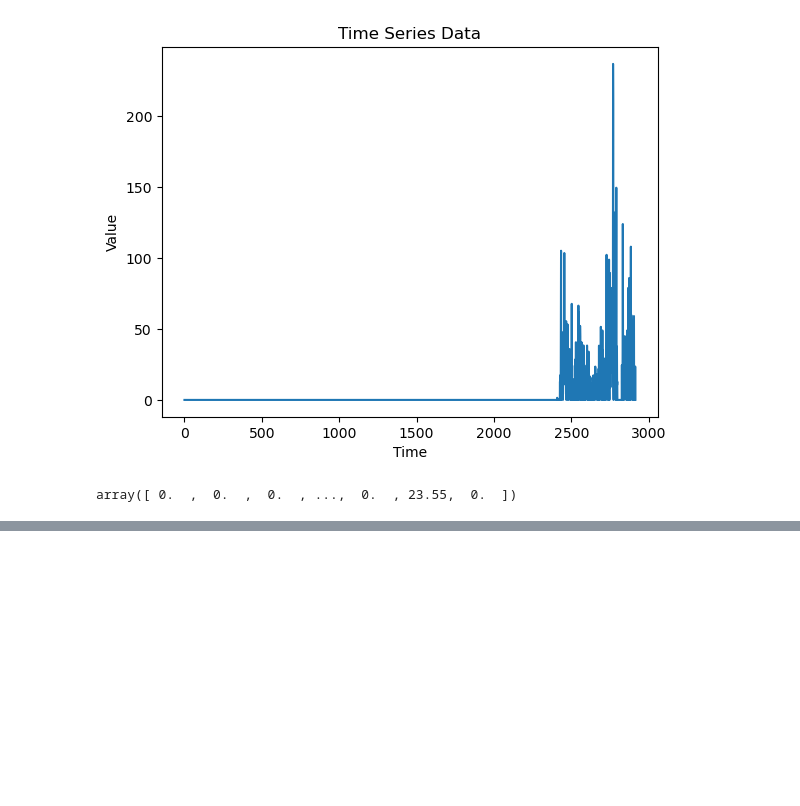
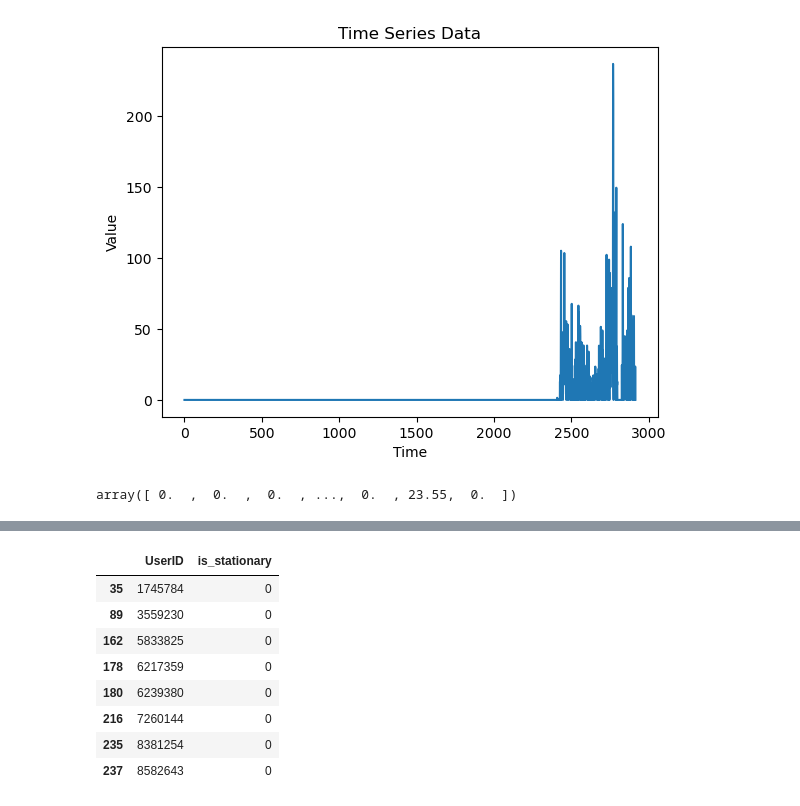
Before and after one commit to ramxbx/GamblingAddictionTimeSeriesPrediction, a Jupyter notebook: DatasetAnalysis.ipynb, the cells around one changed output, grey strips where cells are left out. Cells and saved outputs as stored; diff of their text form; code cells hidden in the pictures; blank space fills up the shorter version.

```diff
--- a/DatasetAnalysis.ipynb
+++ b/DatasetAnalysis.ipynb
@@ -810,7 +893,7 @@ user_data_3d
 # %%
-user_id = 1
-date = pd.to_datetime('2023-01-01')
-turnover_value = user_data_3d.loc[user_id, ('turnover', date)]
-print("Turnover for user 1 on 2023-01-01:", turnover_value)
+# user_id = 1
+# date = pd.to_datetime('2023-01-01')
+# turnover_value = user_data_3d.loc[user_id, ('turnover', date)]
+# print("Turnover for user 1 on 2023-01-01:", turnover_value)
 # %%
 print(y_pred)
@@ -1054,9 +1076,9 @@ is_stationary_data = {'UserID': moderate_addicted_players, 'is_stationary': []}
 # Iterate through the list of user IDs
 for user_id in moderate_addicted_players:
     # Extract the user's turnover data
-    user_turnover = user_data_3d_timeseries_stationarity_check['Turnover'][user_data_3d_timeseries_stationarity_check.index == user_id].values.ravel()
+    user_turnover = user_data_3d['Turnover'][user_data_3d.index == user_id].values.ravel()
 
-    # Perform the ADF test
+    # Perform the ADF user_data_3d_timeseries_stationarity_check
     result = adfuller(user_turnover)
 
     # Check if the time series is stationary based on the p-value
@@ -1148,0 +1252,12 @@ plt.show()
+# %%
+is_stationary_df[is_stationary_df['is_stationary']==0]
+# %% [output]
+|  | UserID | is_stationary |
+| 35 | 1745784 | 0 |
+| 89 | 3559230 | 0 |
+| 162 | 5833825 | 0 |
+| 178 | 6217359 | 0 |
+| 180 | 6239380 | 0 |
+| 216 | 7260144 | 0 |
+| 235 | 8381254 | 0 |
+| 237 | 8582643 | 0 |
```
Also changed, not shown: parts of 43 cells of this notebook.
